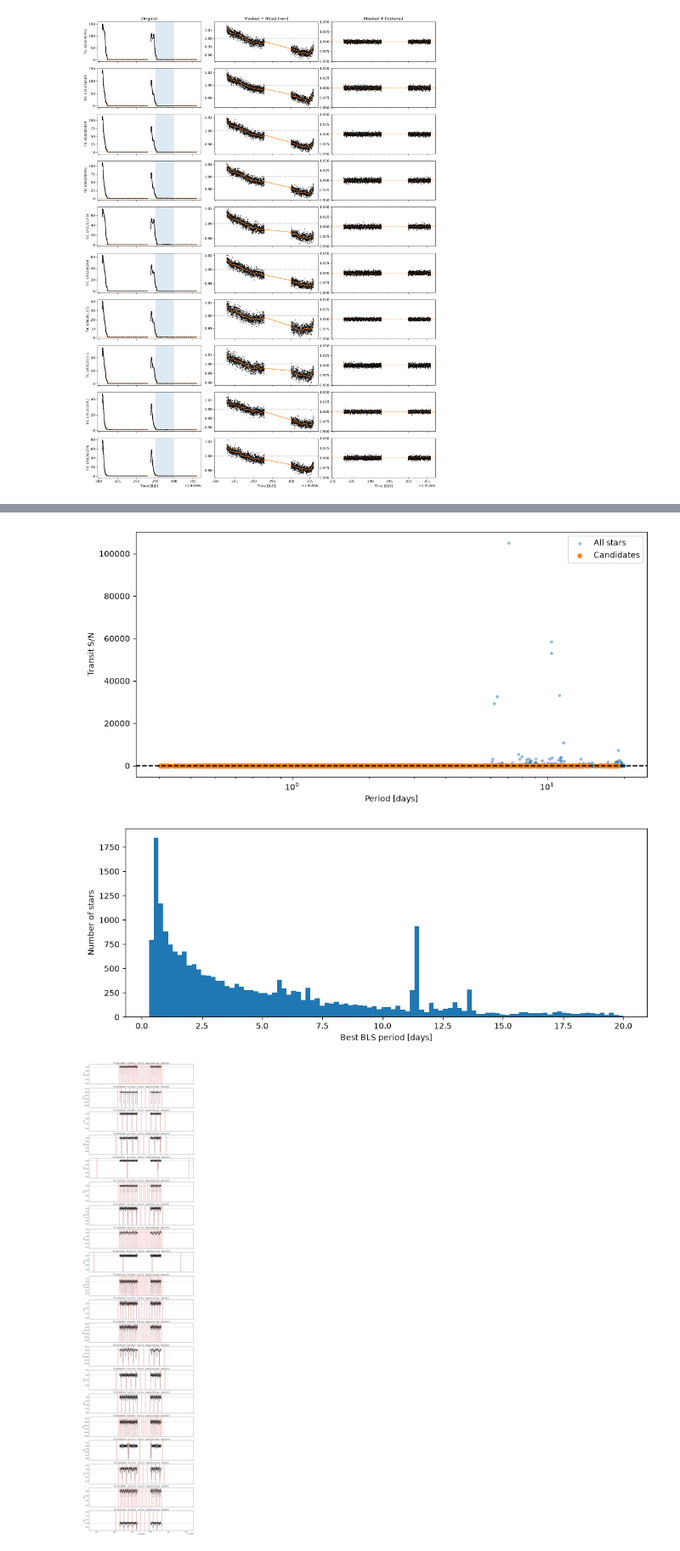
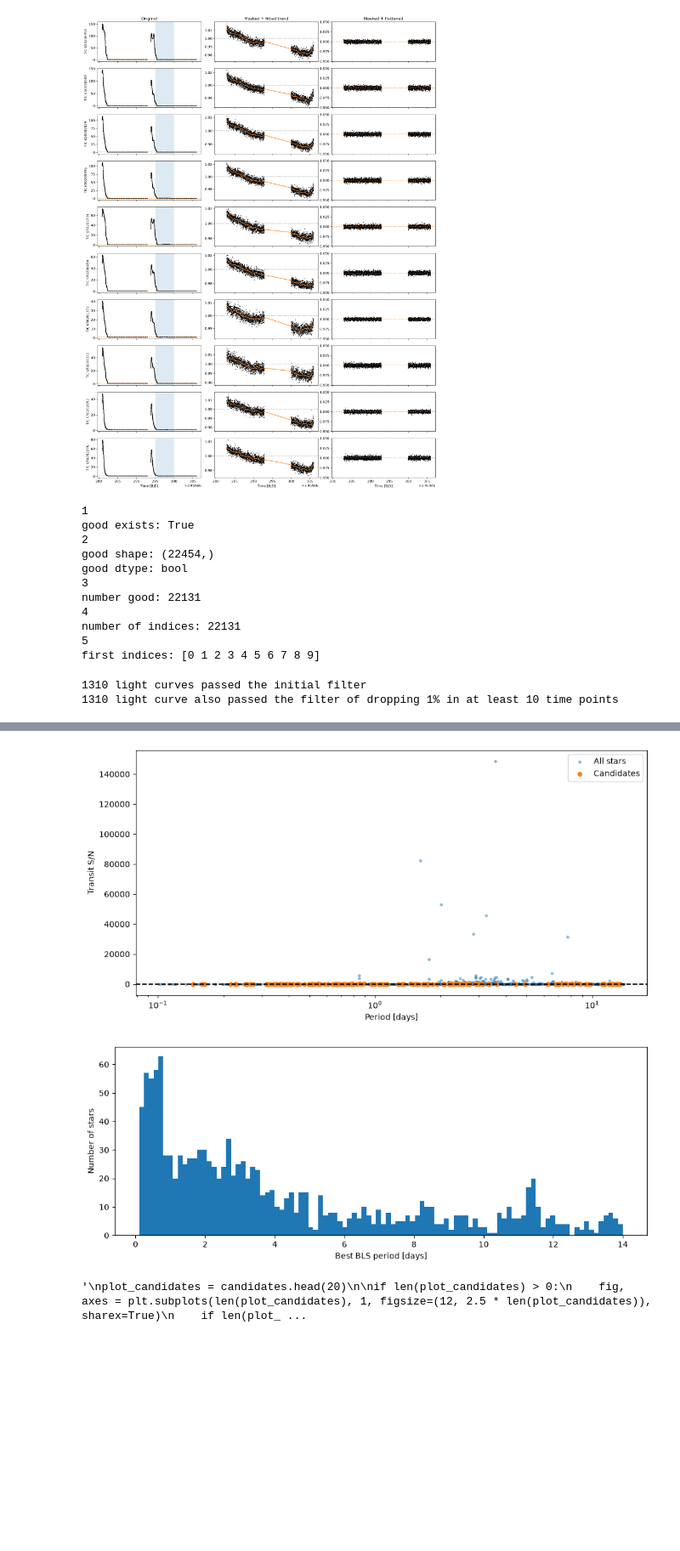
Before and after one commit to pg132/12_425, a Jupyter notebook: candidate_search.ipynb, the cells around one changed output, grey strips where cells are left out. Shown at 85% size. Saved outputs shown, nothing was run; the diff lists cells and outputs as text; code cells hidden in the pictures; blank space fills up the shorter version.

Commit message:
phase folding & odd/even, init manual filter

```diff
--- a/candidate_search.ipynb
+++ b/candidate_search.ipynb
@@ -143,9 +143,41 @@ Removed cadences: 1175
 Fraction kept: 0.661
 [figure]
 [figure]
+# %%
+print("1", flush=True)
+
+print("good exists:", "good" in globals(), flush=True)
+
+print("2", flush=True)
+
+print("good shape:", good.shape, flush=True)
+print("good dtype:", good.dtype, flush=True)
+
+print("3", flush=True)
+
+n_good = np.sum(good)
+print("number good:", n_good, flush=True)
+
+print("4", flush=True)
+
+indices = np.where(good)[0]
+print("number of indices:", len(indices), flush=True)
+
+print("5", flush=True)
+print("first indices:", indices[:10], flush=True)
+# %% [output]
+1
+good exists: True
+2
+good shape: (22454,)
+good dtype: bool
+3
+number good: 22131
+4
+number of indices: 22131
+5
+first indices: [0 1 2 3 4 5 6 7 8 9]
 # %%
-one_percent_drop_list = []
-
 def initial_filter(i):
     valid = stable & np.isfinite(norm_flux[i])
 
@@ -178,6 +210,9 @@ def initial_filter(i):
     return drop_count >= 10
 
 one_percent_drop_list = np.zeros(len(good), dtype=bool)
+indices = np.where(good)[0]
+
+one_percent_drop_list = np.zeros(len(good), dtype=bool)
 
 for i in tqdm(np.where(good)[0], desc="Filtering light curves"):
     one_percent_drop_list[i] = initial_filter(i)
@@ -189,6 +224,9 @@ print(f"{one_percent_drop_list.sum()} light curves passed the initial filter")
 good = good & one_percent_drop_list
 
 print(f"{good.sum()} light curve also passed the filter of dropping 1% in at least 10 time points")
+# %% [output]
+1310 light curves passed the initial filter
+1310 light curve also passed the filter of dropping 1% in at least 10 time points
 # %%
 min_period = 0.1
 
@@ -374,7 +412,7 @@ plt.tight_layout()
 plt.show()
 
 # Plot up to the 20 strongest candidates with predicted transits
-
+s='''
 plot_candidates = candidates.head(20)
 
 if len(plot_candidates) > 0:
@@ -406,4 +444,5 @@ if len(plot_candidates) > 0:
     axes[-1].set_xlabel("Time [BJD]")
     plt.tight_layout()
     plt.show()
+'''
 # %% [output]
@@ -427,3 +466,3 @@ S/N > 7: 2679
-[figure, old version]
+[figure, new version]
-[figure, old version]
+[figure, new version]
-[figure, removed]
+'\nplot_candidates = candidates.head(20)\n\nif len(plot_candidates) > 0:\n    fig, axes = plt.subplots(len(plot_candidates), 1, figsize=(12, 2.5 * len(plot_candidates)), sharex=True)\n    if len(plot_ ...
```
Also changed, not shown: parts of 2 cells of this notebook, 2 other files.
